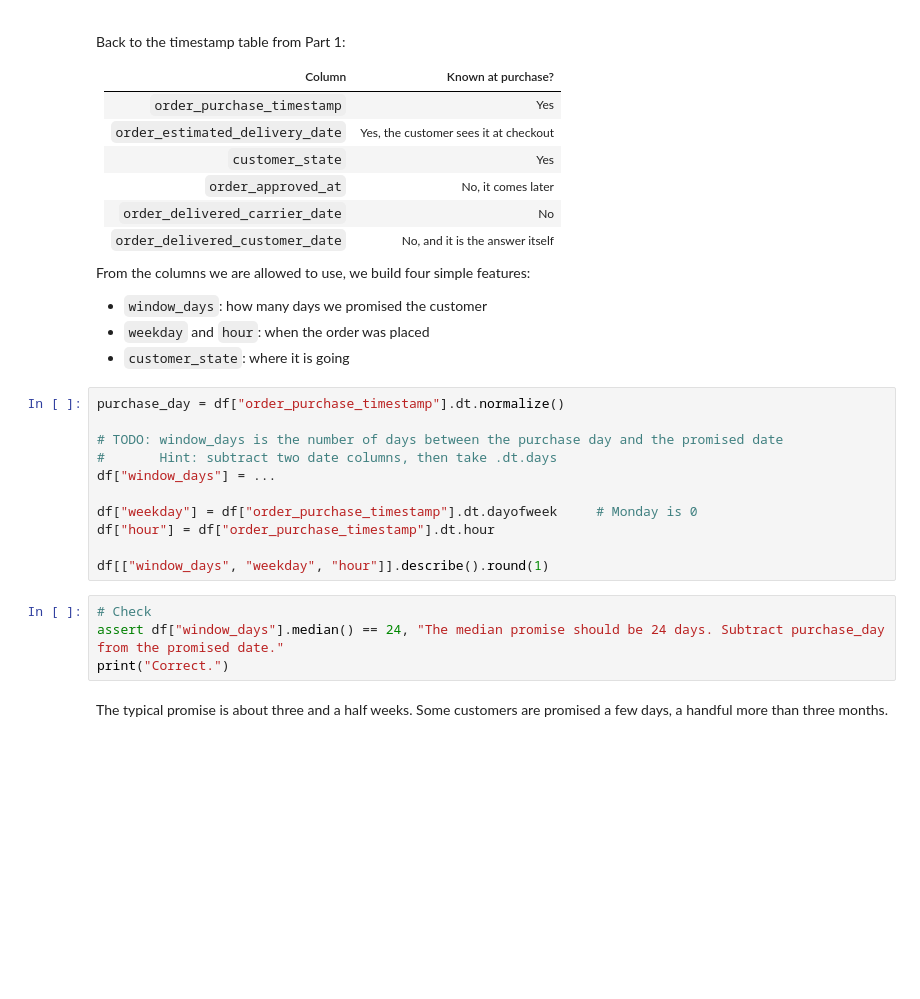
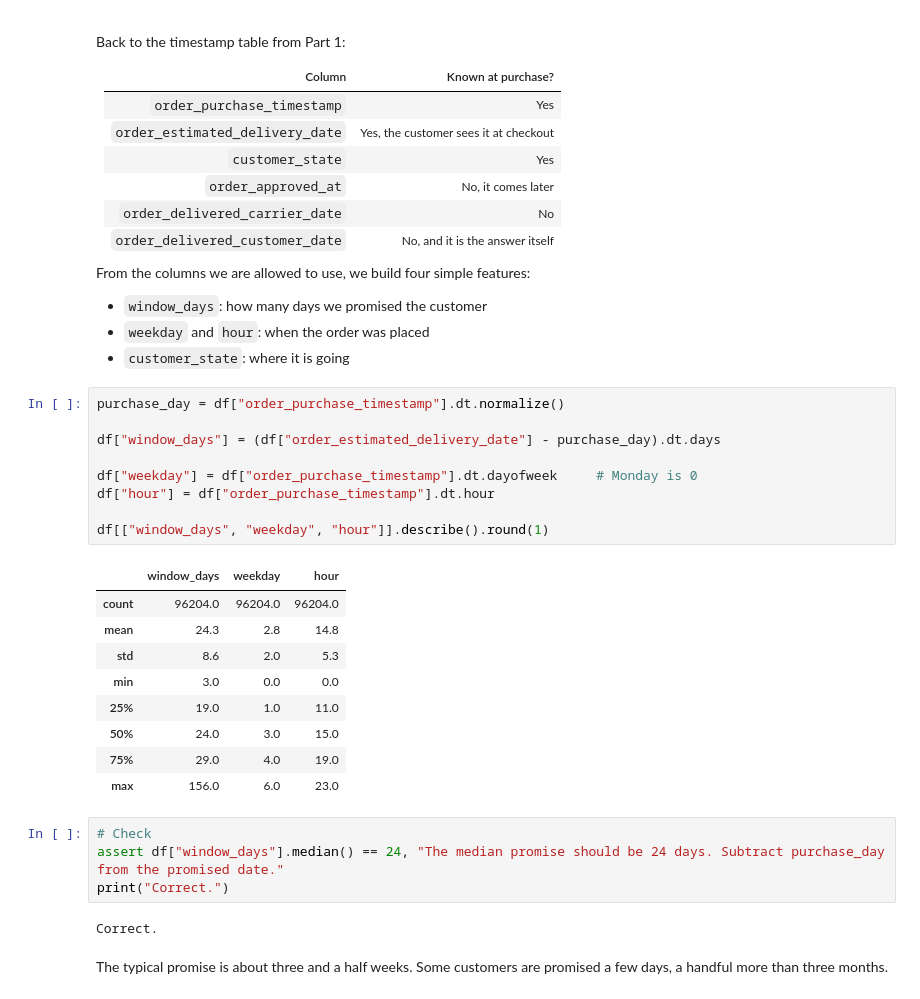
Before and after one commit to Blevis/ml-course-labs, a Jupyter notebook: week-01/my-lab.ipynb, the cells around one changed output. Cells and saved outputs as stored; diff of their text form; blank space fills up the shorter version.

```diff
--- a/week-01/my-lab.ipynb
+++ b/week-01/my-lab.ipynb
@@ -352,18 +354,28 @@ From the columns we are allowed to use, we build four simple features:
 # %%
 purchase_day = df["order_purchase_timestamp"].dt.normalize()
 
-# TODO: window_days is the number of days between the purchase day and the promised date
-#       Hint: subtract two date columns, then take .dt.days
-df["window_days"] = ...
+df["window_days"] = (df["order_estimated_delivery_date"] - purchase_day).dt.days
 
 df["weekday"] = df["order_purchase_timestamp"].dt.dayofweek     # Monday is 0
 df["hour"] = df["order_purchase_timestamp"].dt.hour
 
 df[["window_days", "weekday", "hour"]].describe().round(1)
+# %% [output]
+|  | window_days | weekday | hour |
+| count | 96204.0 | 96204.0 | 96204.0 |
+| mean | 24.3 | 2.8 | 14.8 |
+| std | 8.6 | 2.0 | 5.3 |
+| min | 3.0 | 0.0 | 0.0 |
+| 25% | 19.0 | 1.0 | 11.0 |
+| 50% | 24.0 | 3.0 | 15.0 |
+| 75% | 29.0 | 4.0 | 19.0 |
+| max | 156.0 | 6.0 | 23.0 |
 # %%
 # Check
 assert df["window_days"].median() == 24, "The median promise should be 24 days. Subtract purchase_day from the promised date."
 print("Correct.")
+# %% [output]
+Correct.
 # %% [markdown]
 The typical promise is about three and a half weeks. Some customers are promised a few days, a handful more than three months.
 # %% [markdown]
```
Also changed, not shown: parts of 11 cells of this notebook, 1 other file.
